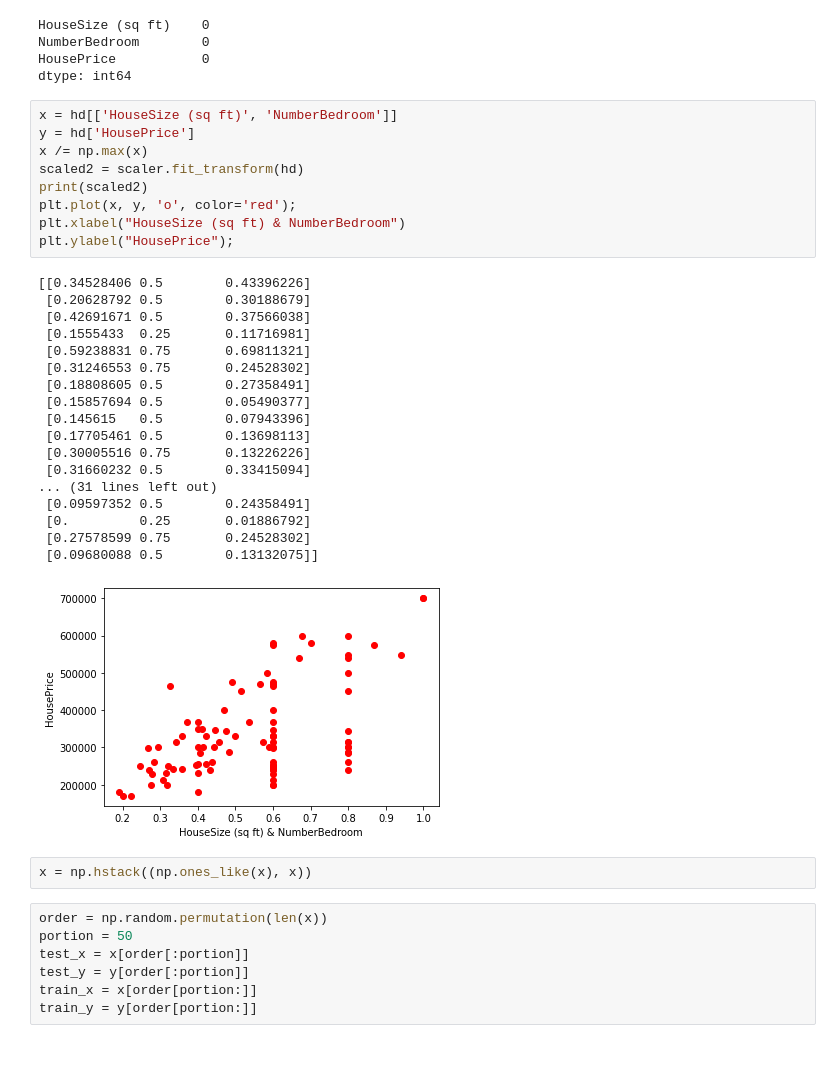
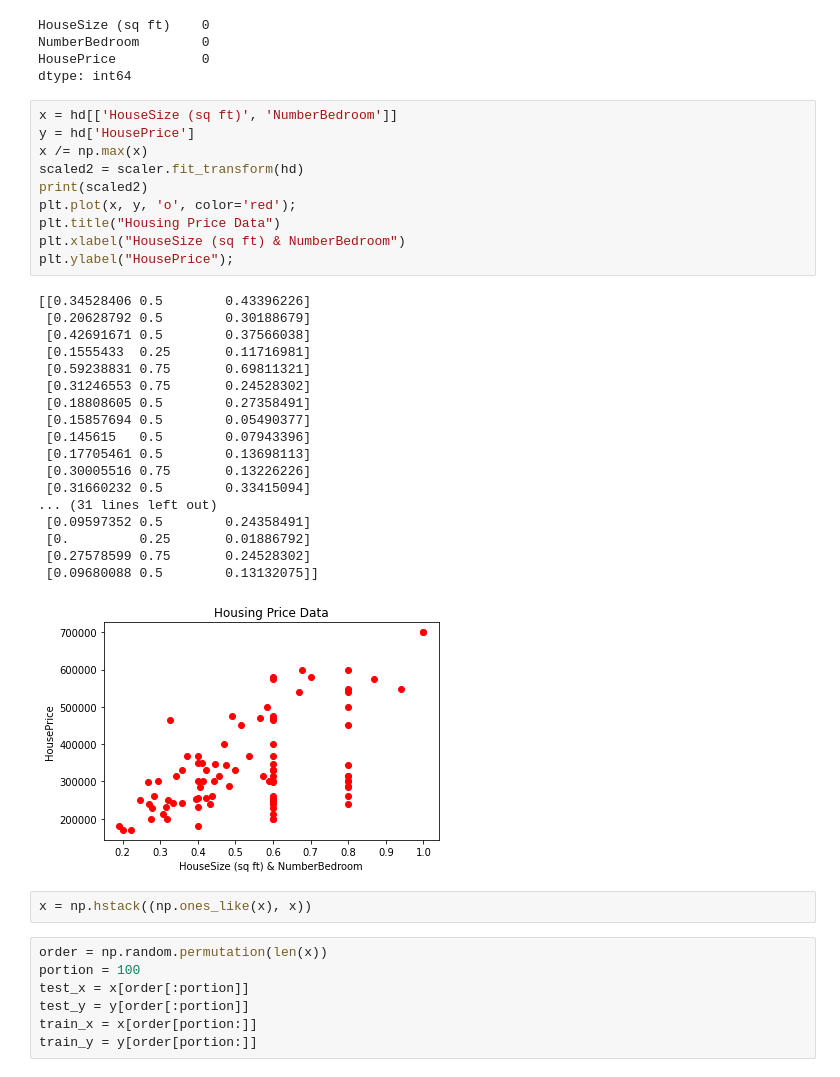
Before and after one commit to mollym55/CS5262-Week8, a Jupyter notebook: Week08_Miller_millemh2.ipynb, the cells around one changed output. Cells and saved outputs as stored; diff of their text form.

```diff
--- a/Week08_Miller_millemh2.ipynb
+++ b/Week08_Miller_millemh2.ipynb
@@ -137,36 +138,37 @@ dtype: int64
 # %%
 x = hd[['HouseSize (sq ft)', 'NumberBedroom']]
 y = hd['HousePrice']
 x /= np.max(x)
 scaled2 = scaler.fit_transform(hd)
 print(scaled2)
 plt.plot(x, y, 'o', color='red');
+plt.title("Housing Price Data")
 plt.xlabel("HouseSize (sq ft) & NumberBedroom")
 plt.ylabel("HousePrice");
 # %% [output]
 [[0.34528406 0.5        0.43396226]
  [0.20628792 0.5        0.30188679]
  [0.42691671 0.5        0.37566038]
  [0.1555433  0.25       0.11716981]
  [0.59238831 0.75       0.69811321]
  [0.31246553 0.75       0.24528302]
  [0.18808605 0.5        0.27358491]
  [0.15857694 0.5        0.05490377]
  [0.145615   0.5        0.07943396]
  [0.17705461 0.5        0.13698113]
  [0.30005516 0.75       0.13226226]
  [0.31660232 0.5        0.33415094]
 ... (31 lines left out)
  [0.09597352 0.5        0.24358491]
  [0.         0.25       0.01886792]
  [0.27578599 0.75       0.24528302]
  [0.09680088 0.5        0.13132075]]
-[figure, old version]
+[figure, new version]
 # %%
 x = np.hstack((np.ones_like(x), x))
 # %%
 order = np.random.permutation(len(x))
-portion = 50
+portion = 100
 test_x = x[order[:portion]]
 test_y = y[order[:portion]]
 train_x = x[order[portion:]]
```
Also changed, not shown: parts of 2 cells of this notebook.
